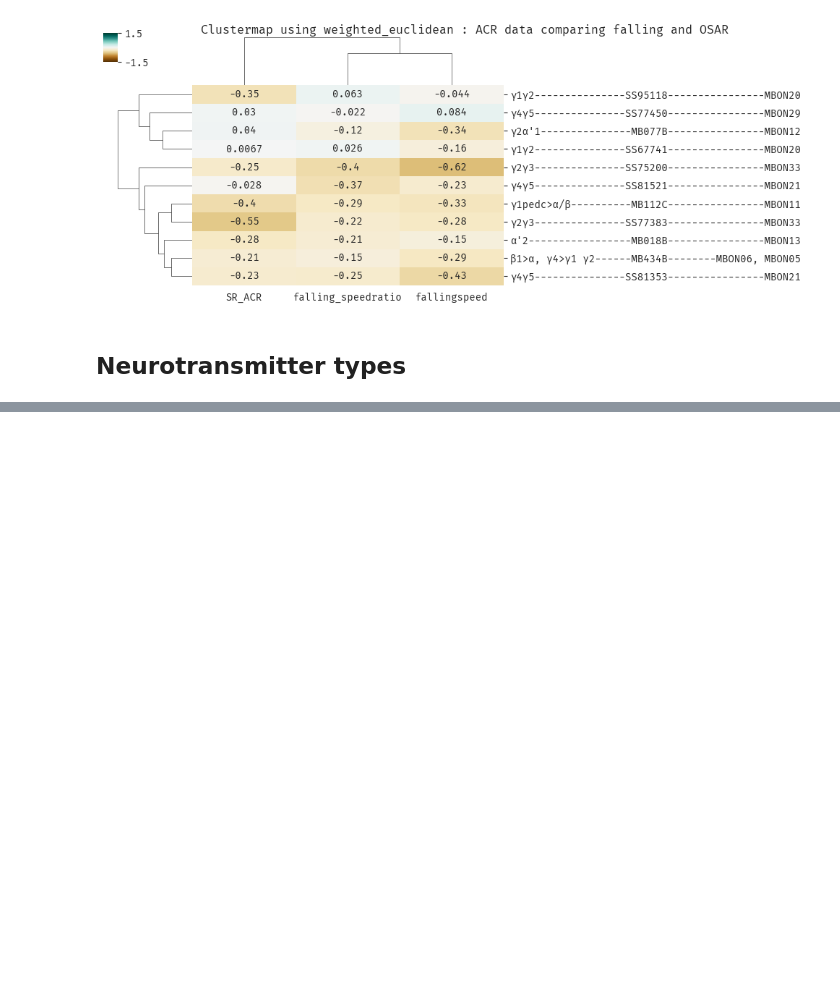
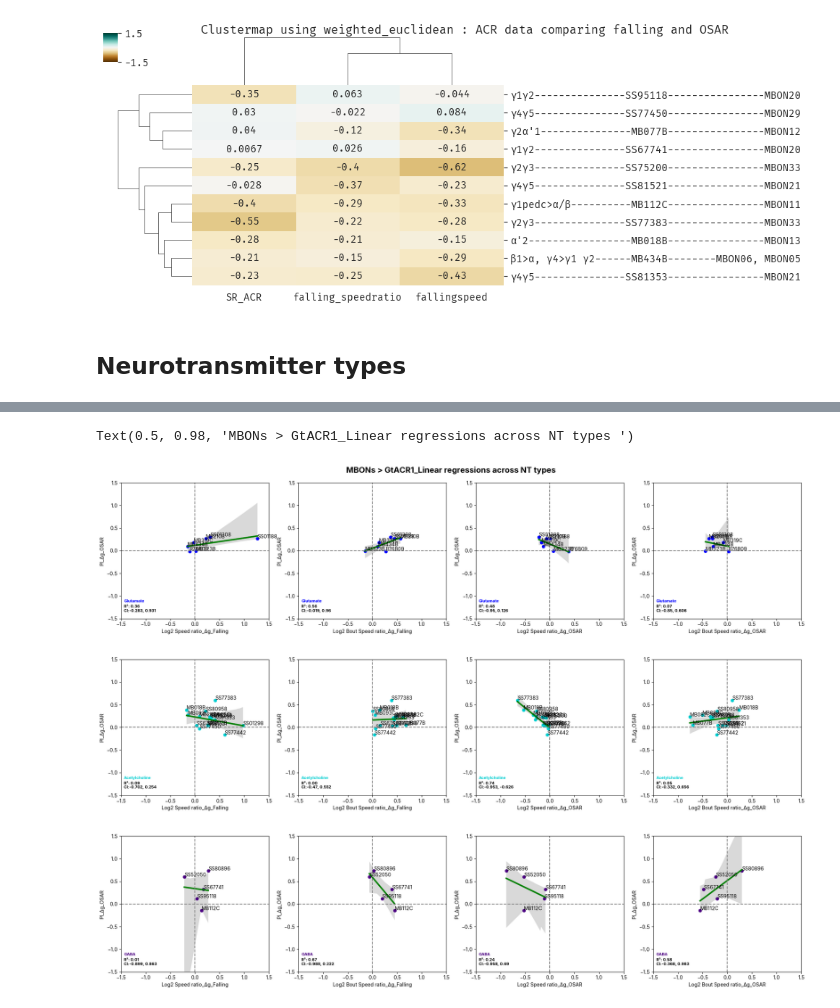
Before and after one commit to lnicole08/OSAR-Nicole-version, a Jupyter notebook: Falling-OSAR classification_2.ipynb, the cells around one changed output, grey strips where cells are left out. Cells and saved outputs as stored; diff of their text form; code cells hidden in the pictures; blank space fills up the shorter version.

```diff
--- a/Falling-OSAR classification_2.ipynb
+++ b/Falling-OSAR classification_2.ipynb
@@ -579 +726,74 @@ labellingdf['Merge'] = newlabel
+# %%
+import scipy.stats
+
+plt.rcParams["font.family"] = "Inter"
+
+responder = "ACR"
+
+if responder == 'Chrimson2':
+    responderrename = "CsChrimson"
+    df_neurotrans = df_nttotal[df_nttotal['responder']=="Chrimson2"].sort_values(by = "PI_Δg_OSAR", ascending=True).reset_index(drop=True)
+    colorline = 'red'
+    nttypes_color = ['mediumorchid', "darkorange", "slategrey"]
+
+if responder == 'ACR':
+    responderrename = "GtACR1"
+    df_neurotrans = df_nttotal[df_nttotal['responder']=="ACR"].sort_values(by = "PI_Δg_OSAR", ascending=True).reset_index(drop=True)
+    colorline = 'green'
+    nttypes_color = ['blue', "darkturquoise", "indigo"]
+
+
+figntplot, axes = plt.subplots(3,4, figsize=(20,15))
+axscatter_nt = axes.flatten()
+nttypes = ['Glutamate', "Acetylcholine", "GABA"]
+
+metrictype = ['Log2 Speed ratio_Δg_Falling', 'Log2 Bout Speed ratio_Δg_Falling', 'Log2 Speed ratio_Δg_OSAR', 'Log2 Bout Speed ratio_Δg_OSAR']
+plotcounter = 0
+
+for n,j in zip(nttypes, nttypes_color):
+    unfiltered_dfnt = df_neurotrans[df_neurotrans['NT'] == n].reset_index(drop=True)
+
+    for k in metrictype:
+        x_label_1 = k
+        y_label_1 = 'PI_Δg_OSAR'
+
+        #data_nt = unfiltered_dfnt[~((unfiltered_dfnt[x_label_1] < 0.2) & (unfiltered_dfnt[y_label_1] < 0.2))].reset_index(drop=True)
+        data_nt = unfiltered_dfnt.copy()
+
+        sns.regplot(x=x_label_1, y=y_label_1, data=data_nt, ci = 95, scatter = False, line_kws={"color": "black"}, ax=axscatter_nt[plotcounter]) #ci color
+        sns.regplot(x=x_label_1, y=y_label_1, data=data_nt, ci = 0, scatter = False, line_kws={"color": colorline, 'lw': 3}, ax=axscatter_nt[plotcounter])  #line color
+        sns.scatterplot(x=x_label_1, y=y_label_1, data=data_nt, s = 40, color = j, edgecolors = "face", ax=axscatter_nt[plotcounter])
+
+        axscatter_nt[plotcounter].grid(False)
+        axscatter_nt[plotcounter].set_ylim([-1.5, 1.5])
+        axscatter_nt[plotcounter].set_xlim([-1.5, 1.5])
+        axscatter_nt[plotcounter].axvline(0, c=(.5, .5, .5), ls= '--')
+        axscatter_nt[plotcounter].axhline(0, c=(.5, .5, .5), ls= '--')
+
+        axscatter_nt[plotcounter].yaxis.set_tick_params(labelbottom=True)
+
+        for m, p in enumerate(data_nt['MBON']):
+            axscatter_nt[plotcounter].annotate(p, (data_nt.loc[m,x_label_1], data_nt.loc[m,y_label_1]+0.01), fontsize = 10)
+
+        #correlation for subplot
+        pearsonscorrelation_cr2_1 = scipy.stats.pearsonr(data_nt[x_label_1], data_nt[y_label_1]) #correlation instead of linear regression: trying to find the relationship rather than causation
+        civallow_cr2_1 = pearsonscorrelation_cr2_1.confidence_interval(confidence_level=0.95)[0]
+        civalhigh_cr2_1 = pearsonscorrelation_cr2_1.confidence_interval(confidence_level=0.95)[1]
+        axscatter_nt[plotcounter].annotate(f"R²: {(round(pearsonscorrelation_cr2_1[0],3))**2:.2f}" + "\nCI:" + str(round(civallow_cr2_1,3)) + ", " + str(round(civalhigh_cr2_1,3)), (0.02, 0.05),
+                                ha = "left", xycoords = 'axes fraction', weight = "bold", fontsize = 8)
+
+        #naming of nt type
+        axscatter_nt[plotcounter].annotate(n, (0.02, 0.12), ha="left", xycoords='axes fraction', color= j, weight="bold", fontsize=8)
+        plotcounter +=1
+
+plt.tight_layout()
+plt.subplots_adjust(top = 0.95, wspace=0.2, hspace = 0.3)
+
+figntplot.suptitle("MBONs > " + responderrename + "_Linear regressions across NT types ", weight = "bold", fontfamily = "Inter", fontsize = 16)
+
+# plt.savefig(filesavedir + date + "_" + responder + "_linreg_nttypes.png", dpi = 1200, bbox_inches='tight')
+# plt.savefig(filesavedir + date + "_" + responder + "_linreg_nttypes.svg")
+# %% [output]
+Text(0.5, 0.98, 'MBONs > GtACR1_Linear regressions across NT types ')
+[figure, added]
 # %%
```
Also changed, not shown: parts of 22 cells of this notebook, 2 other files.
